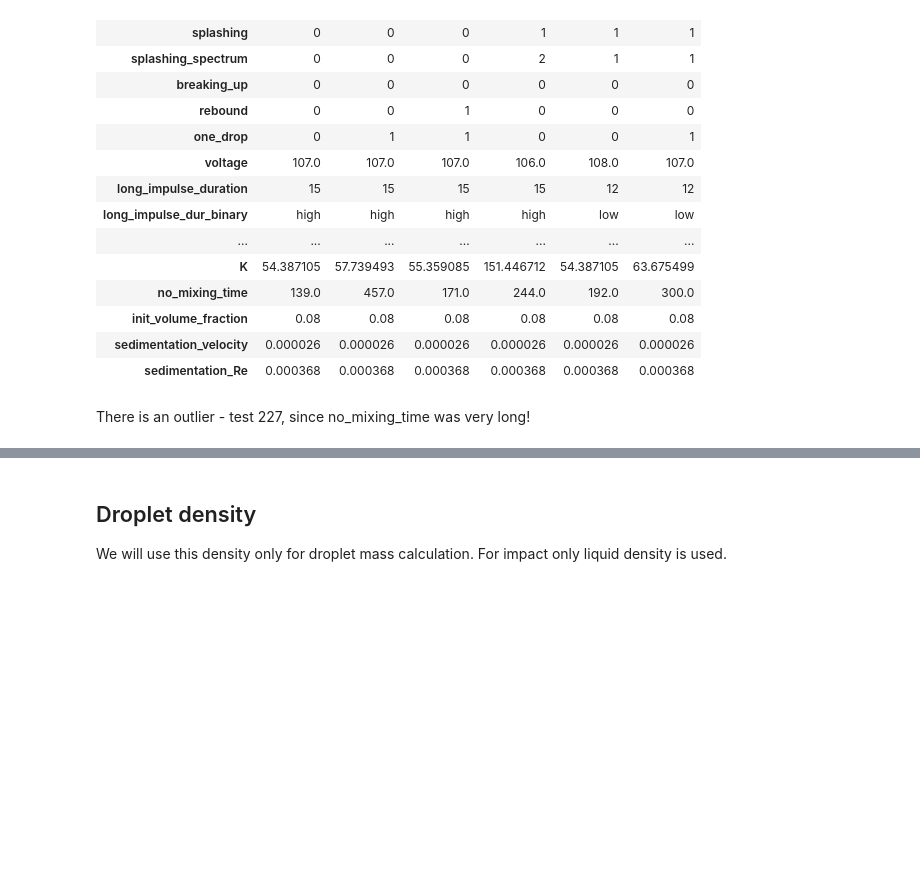
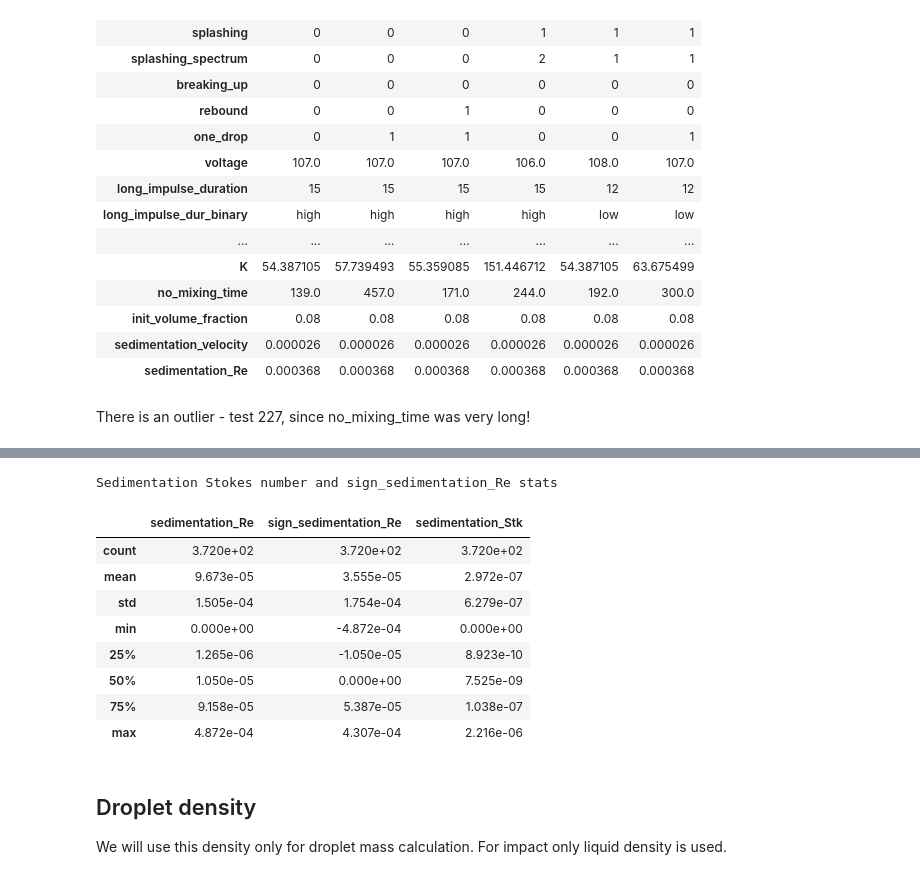
Before and after one commit to mvulf/drop-wall-impact-ml-prediction, a Jupyter notebook: notebooks/EDA_We_Re_edit_3_volume_fraction.ipynb, the cells around one changed output, grey strips where cells are left out. Drawn from its saved outputs; the diff is of its cells as text; code cells hidden in the pictures; blank space fills up the shorter version.

```diff
--- a/notebooks/EDA_We_Re_edit_3_volume_fraction.ipynb
+++ b/notebooks/EDA_We_Re_edit_3_volume_fraction.ipynb
@@ -288,3 +303,57 @@ There is an outlier - test 227, since no_mixing_time was very long!
+# %%
+def get_stokes_number(row):
+
+    rho_p = row['particle_density']
+    d_p = row['particle_mean_diameter']
+    v_term = row['sedimentation_velocity']
+    mu_l = row['viscosity']
+    D_drop = row['droplet_diameter']
+
+    Stk = (
+        (rho_p*d_p**2*abs(v_term))
+        /(18*mu_l*D_drop)
+    )
+    return Stk
+
+# Add sign
+def get_sedimentation_sign(row, column='sedimentation_Re'):
+    sign_column = 'sign_'+column
+    row[sign_column] = row[column]
+    if row['sedimentation_velocity'] < 0.:
+        row[sign_column] *= -1
+    return row
+
+# Vertical velocity with drag force
+df_main = df_main.apply(
+    get_drop_volume_fraction,
+    axis=1
+)
+
+df_main['sedimentation_Stk'] = df_main.apply(
+    get_stokes_number,
+    axis=1,
+)
+
+df_main = df_main.apply(
+    get_sedimentation_sign,
+    axis=1,
+    args=('sedimentation_Re',)
+)
+
+print('Sedimentation Stokes number and sign_sedimentation_Re stats')
+
+df_main[['sedimentation_Re', 'sign_sedimentation_Re', 'sedimentation_Stk']].describe().apply(lambda s: s.apply('{:,.3e}'.format))
+# %% [output]
+Sedimentation Stokes number and sign_sedimentation_Re stats
+|  | sedimentation_Re | sign_sedimentation_Re | sedimentation_Stk |
+| count | 3.720e+02 | 3.720e+02 | 3.720e+02 |
+| mean | 9.673e-05 | 3.555e-05 | 2.972e-07 |
+| std | 1.505e-04 | 1.754e-04 | 6.279e-07 |
+| min | 0.000e+00 | -4.872e-04 | 0.000e+00 |
+| 25% | 1.265e-06 | -1.050e-05 | 8.923e-10 |
+| 50% | 1.050e-05 | 0.000e+00 | 7.525e-09 |
+| 75% | 9.158e-05 | 5.387e-05 | 1.038e-07 |
+| max | 4.872e-04 | 4.307e-04 | 2.216e-06 |
 # %% [markdown]
 ## Droplet density
 
```
Also changed, not shown: parts of 13 cells of this notebook, 10 other files.
